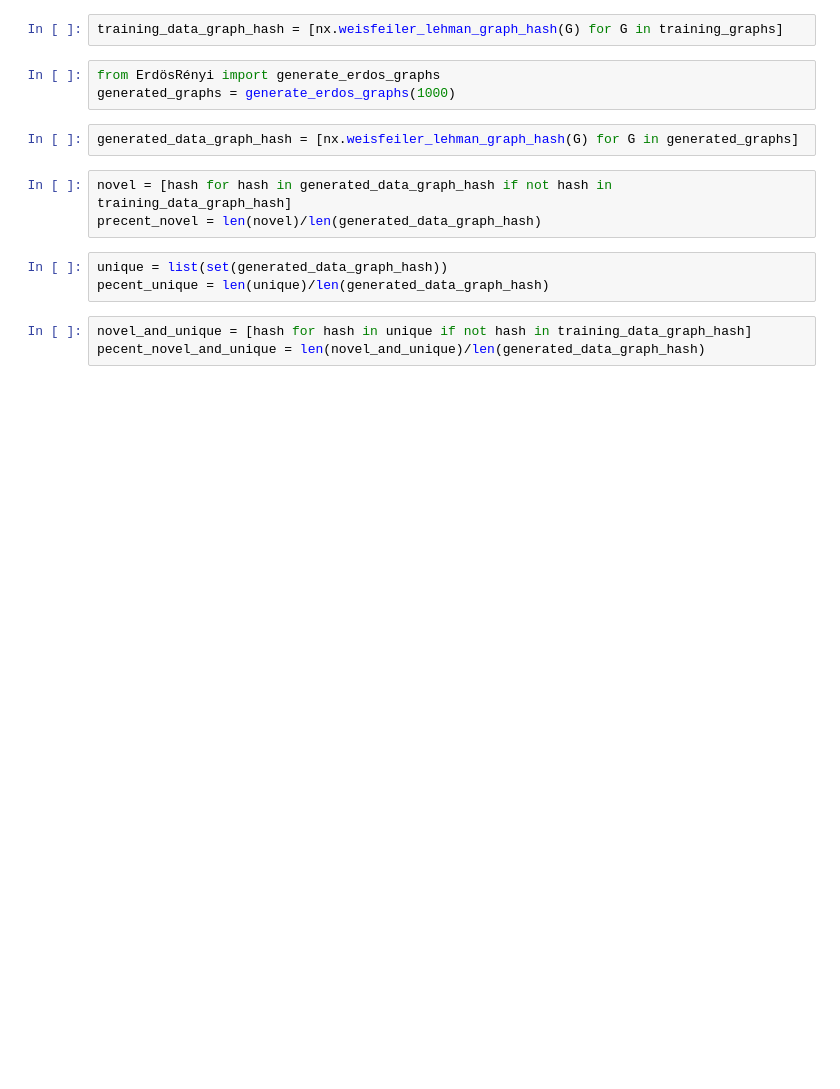
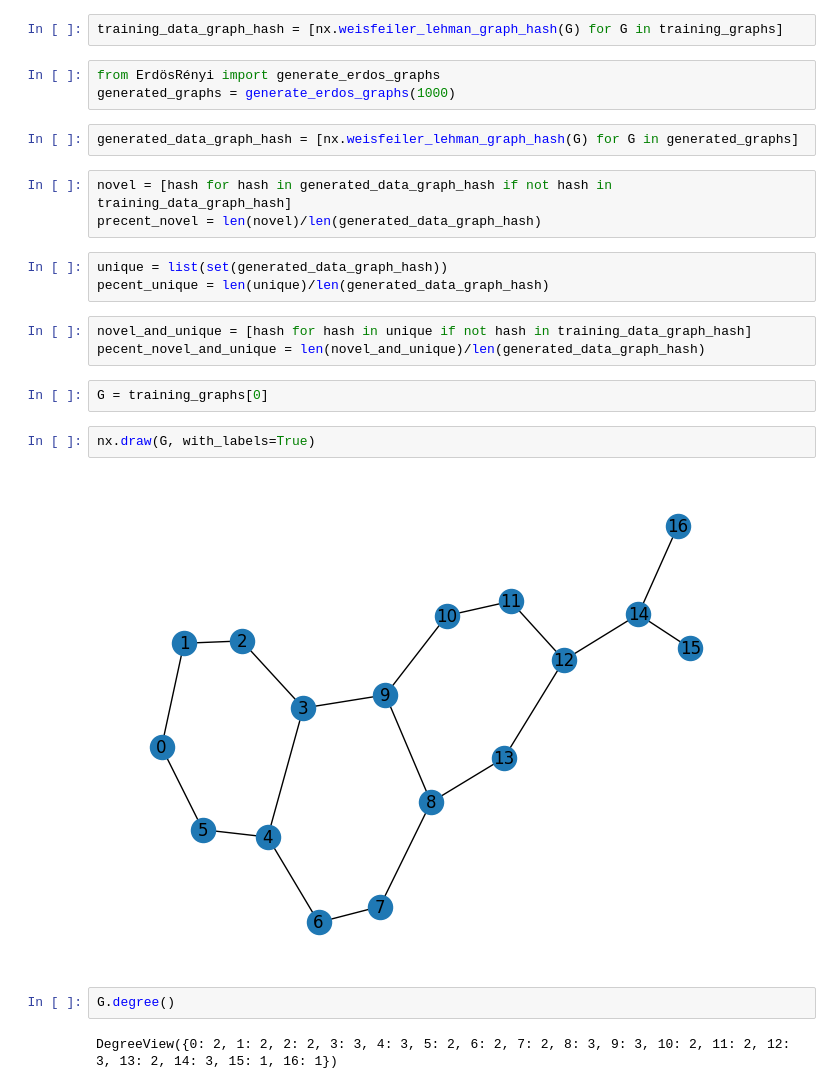
Before and after one commit to khelverskovp/project_GNN, a Jupyter notebook: benchmark.ipynb, the cells around one changed output. Saved outputs shown, nothing was run; the diff lists cells and outputs as text; blank space fills up the shorter version.

```diff
--- a/benchmark.ipynb
+++ b/benchmark.ipynb
@@ -48,3 +48,13 @@ pecent_unique = len(unique)/len(generated_data_graph_hash)
 # %%
 novel_and_unique = [hash for hash in unique if not hash in training_data_graph_hash]
 pecent_novel_and_unique = len(novel_and_unique)/len(generated_data_graph_hash)
+# %%
+G = training_graphs[0]
+# %%
+nx.draw(G, with_labels=True)
+# %% [output]
+[figure, added]
+# %%
+G.degree()
+# %% [output]
+DegreeView({0: 2, 1: 2, 2: 2, 3: 3, 4: 3, 5: 2, 6: 2, 7: 2, 8: 3, 9: 3, 10: 2, 11: 2, 12: 3, 13: 2, 14: 3, 15: 1, 16: 1})
```
Also changed, not shown: parts of 3 cells of this notebook, 4 other files.
